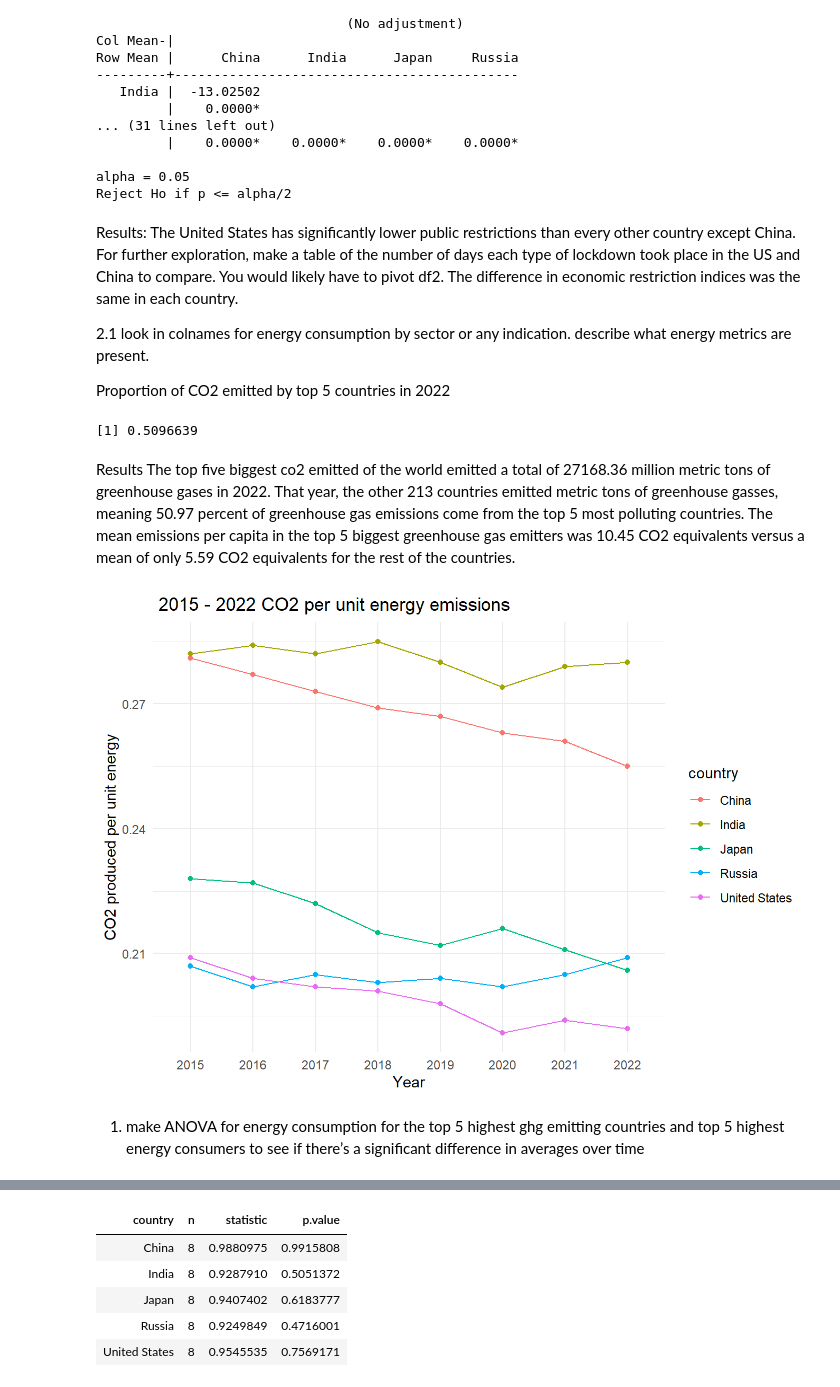
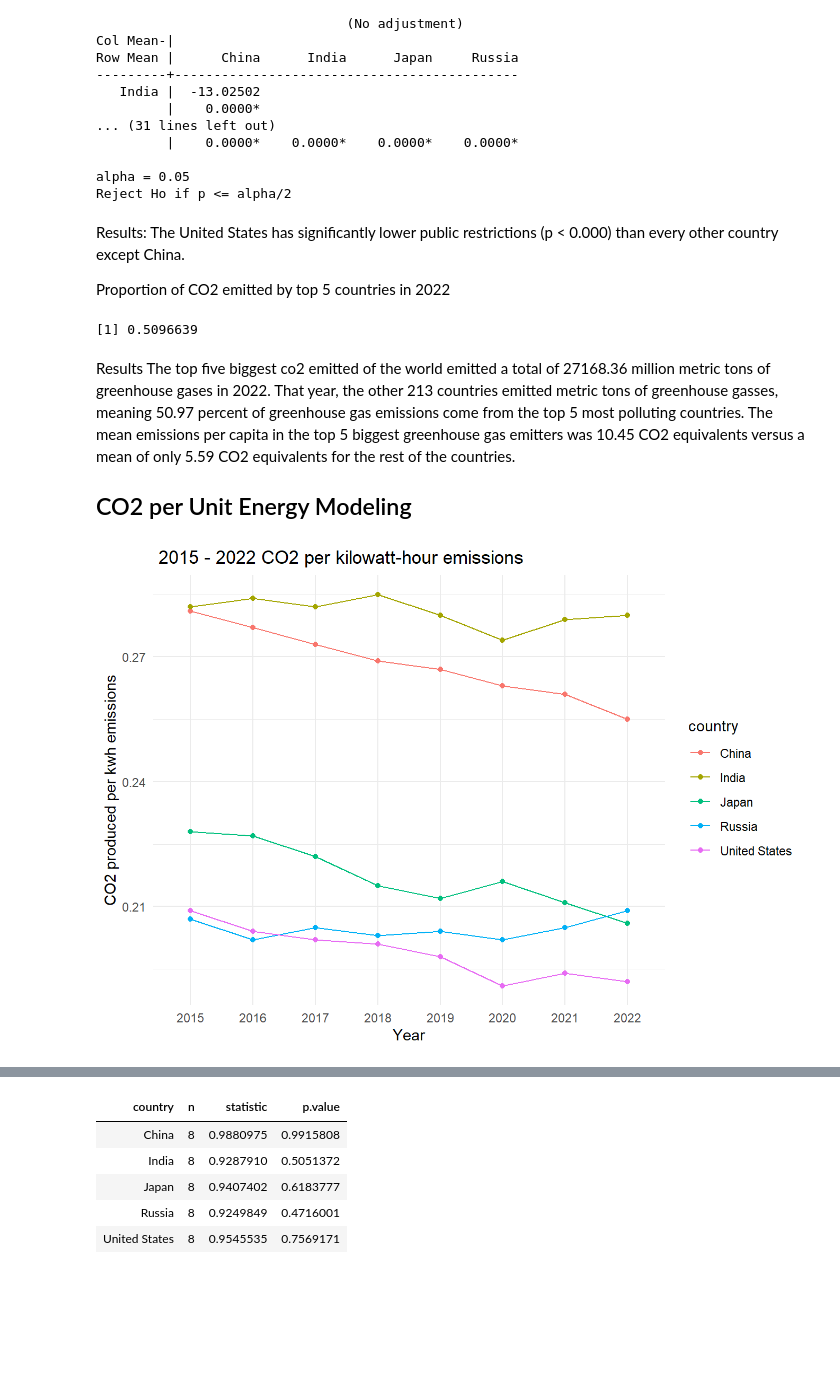
Before and after one commit to Yazeed-Aljohani/ESS330-FinalProject-April23, a Jupyter notebook: docs/index.out.ipynb, the cells around one changed output, grey strips where cells are left out. Saved outputs shown, nothing was run; the diff lists cells and outputs as text; code cells hidden in the pictures; blank space fills up the shorter version.

```diff
--- a/docs/index.out.ipynb
+++ b/docs/index.out.ipynb
@@ -319,12 +345,10 @@ Row Mean |      China      India      Japan     Russia
 
 alpha = 0.05
 Reject Ho if p <= alpha/2
-# %% [markdown]
-Results: The United States has significantly lower public restrictions than every other country except China. For further exploration, make a table of the number of days each type of lockdown took place in the US and China to compare. You would likely have to pivot df2. The difference in economic restriction indices was the same in each country.
-
-2.1 look in colnames for energy consumption by sector or any indication. describe what energy metrics are present.
-
-Proportion of CO2 emitted by top 5 countries in 2022
+# %% [markdown]
+Results: The United States has significantly lower public restrictions (p \< 0.000) than every other country except China.
+
+Proportion of CO2 emitted by top 5 countries in 2022
 # %%
 #for all greenhouse gases
 total_emissions <- data %>%
@@ -367,26 +391,26 @@ totemcap2 <- percap_emissions %>%
   summarize(mean(ghg_excluding_lucf_per_capita, na.rm = TRUE))
 # %% [markdown]
 Results The top five biggest co2 emitted of the world emitted a total of 27168.36 million metric tons of greenhouse gases in 2022. That year, the other 213 countries emitted metric tons of greenhouse gasses, meaning 50.97 percent of greenhouse gas emissions come from the top 5 most polluting countries. The mean emissions per capita in the top 5 biggest greenhouse gas emitters was 10.45 CO2 equivalents versus a mean of only 5.59 CO2 equivalents for the rest of the countries.
+
+## CO2 per Unit Energy Modeling
 # %%
 #co2_per_unit_energy
 
 df3 <- data_filtered %>%
   group_by(country) %>%
   filter(country %in% c("China", "India", "Russia", "United States", "Japan")) %>%
   select(country, year, co2_per_unit_energy,
          ghg_excluding_lucf_per_capita) %>%
   mutate(percap = ghg_excluding_lucf_per_capita, energy = co2_per_unit_energy)
 
 
 ggplot(df3, aes(x = factor(year), y = co2_per_unit_energy, color = country, group = country)) +
   geom_line() +
   geom_point() +
   labs(
-    title = " 2015 - 2022 CO2 per unit energy emissions",,
-    x = "Year", y = "CO2 produced per unit energy"
+    title = " 2015 - 2022 CO2 per kilowatt-hour emissions",,
+    x = "Year", y = "CO2 produced per kwh emissions"
   ) +
   theme_minimal()
 # %% [output]
-[figure, old version]
+[figure, new version]
-# %% [markdown]
-1.  make ANOVA for energy consumption for the top 5 highest ghg emitting countries and top 5 highest energy consumers to see if there’s a significant difference in averages over time
```
Also changed, not shown: parts of 18 cells of this notebook, 30 other files.
